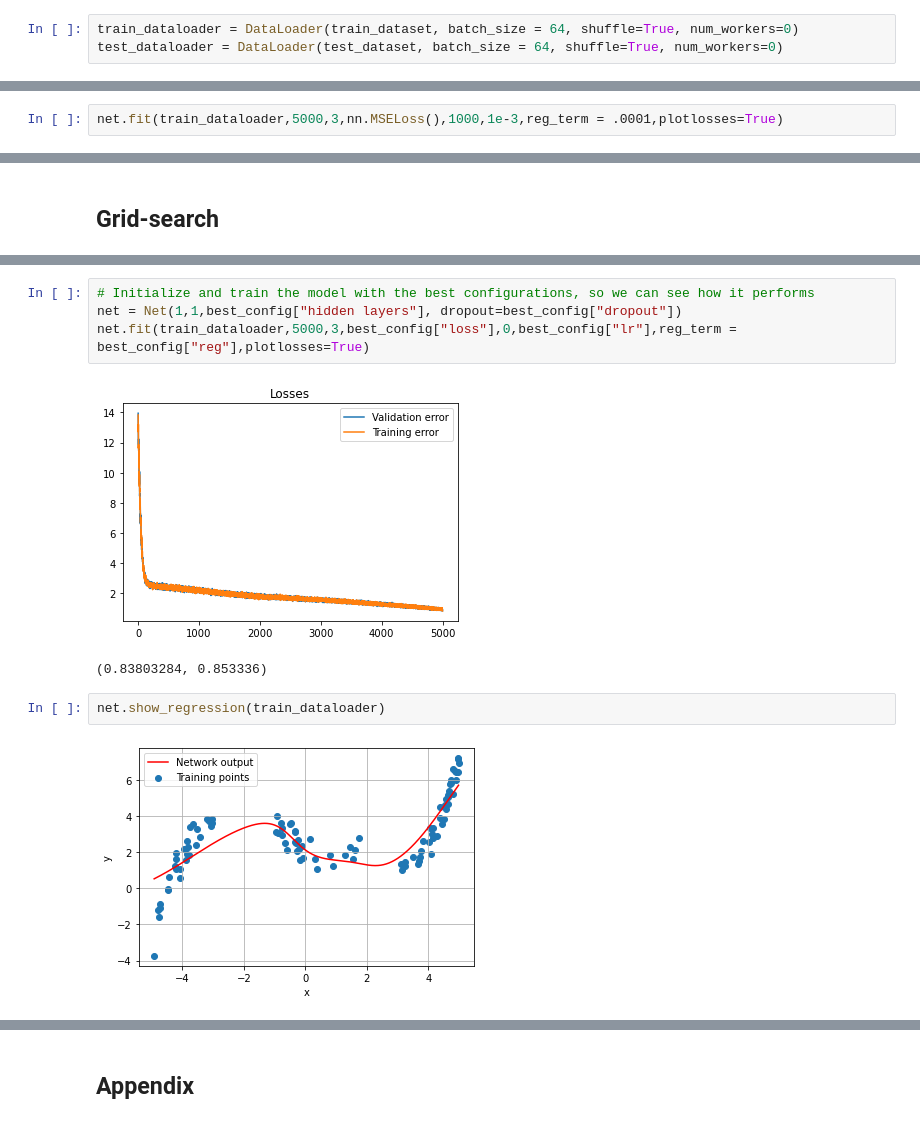
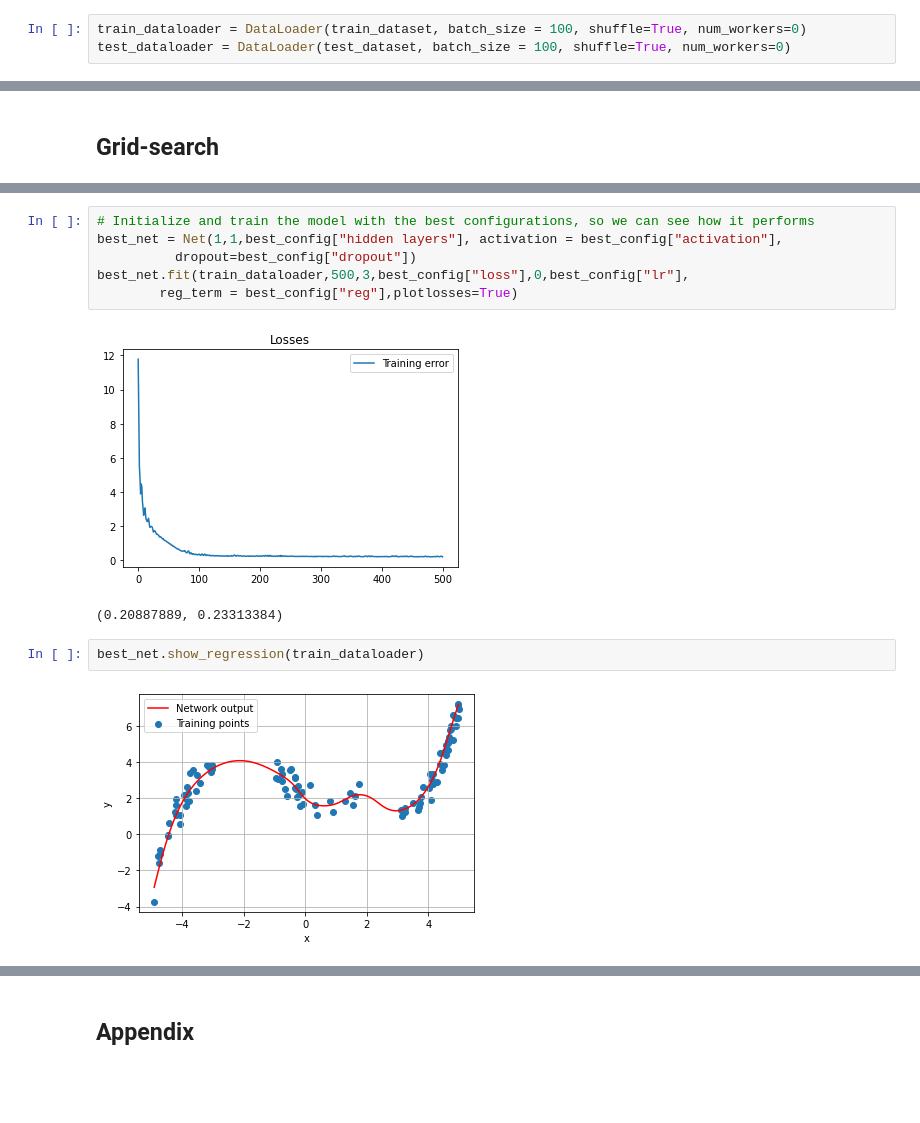
Before and after one commit to SaverioMonaco/NN-DeepLearning-Projects, a Jupyter notebook: 1. Supervised Deep Learning/Monaco-HW1-Regression.ipynb, the cells around one changed output, grey strips where cells are left out. Drawn from its saved outputs; the diff is of its cells as text; blank space fills up the shorter version.

```diff
--- a/1. Supervised Deep Learning/Monaco-HW1-Regression.ipynb
+++ b/1. Supervised Deep Learning/Monaco-HW1-Regression.ipynb
@@ -297,3 +357,3 @@ Net(
 # %%
-train_dataloader = DataLoader(train_dataset, batch_size = 64, shuffle=True, num_workers=0)
-test_dataloader = DataLoader(test_dataset, batch_size = 64, shuffle=True, num_workers=0)
+train_dataloader = DataLoader(train_dataset, batch_size = 100, shuffle=True, num_workers=0)
+test_dataloader = DataLoader(test_dataset, batch_size = 100, shuffle=True, num_workers=0)
@@ -302,2 +359,0 @@ Before doing any Grid-Search, I wanted to see if the training worked with proper
-# %%
-net.fit(train_dataloader,5000,3,nn.MSELoss(),1000,1e-3,reg_term = .0001,plotlosses=True)
@@ -393,11 +429,13 @@ Best model found:
 # %%
 # Initialize and train the model with the best configurations, so we can see how it performs
-net = Net(1,1,best_config["hidden layers"], dropout=best_config["dropout"])
-net.fit(train_dataloader,5000,3,best_config["loss"],0,best_config["lr"],reg_term = best_config["reg"],plotlosses=True)
+best_net = Net(1,1,best_config["hidden layers"], activation = best_config["activation"],
+          dropout=best_config["dropout"])
+best_net.fit(train_dataloader,500,3,best_config["loss"],0,best_config["lr"],
+        reg_term = best_config["reg"],plotlosses=True)
 # %% [output]
-[figure, old version]
+[figure, new version]
-(0.83803284, 0.853336)
+(0.20887889, 0.23313384)
 # %%
-net.show_regression(train_dataloader)
+best_net.show_regression(train_dataloader)
 # %% [output]
-[figure, old version]
+[figure, new version]
```
Also changed, not shown: parts of 15 cells of this notebook, 9 other files.
